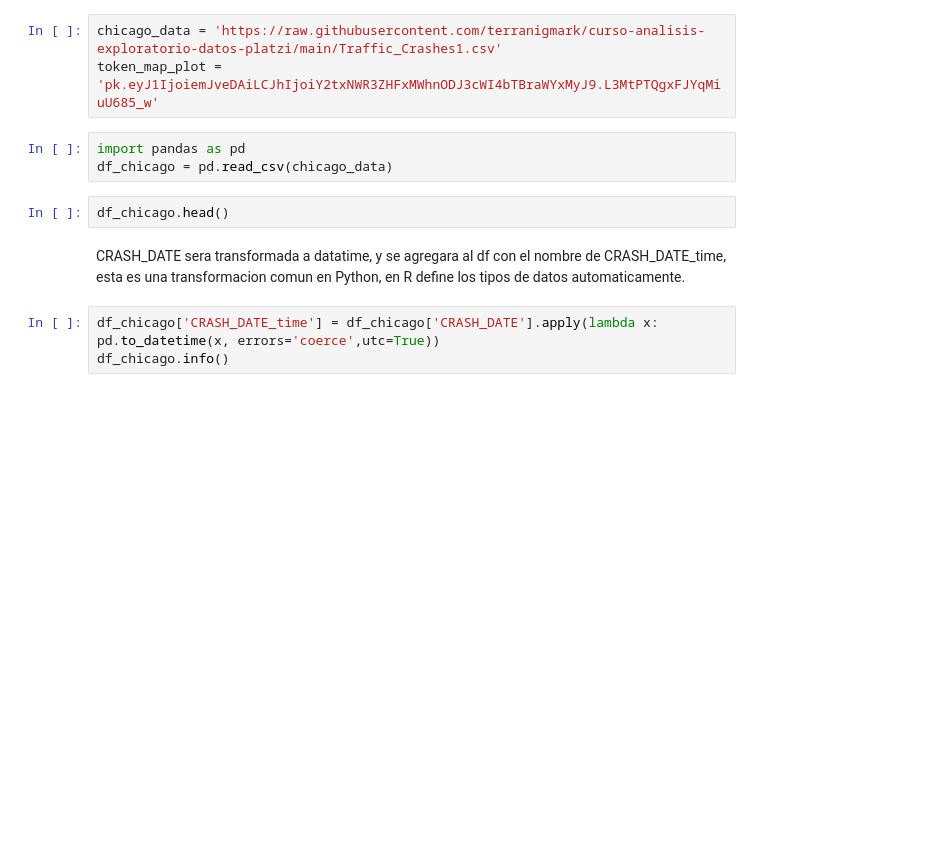
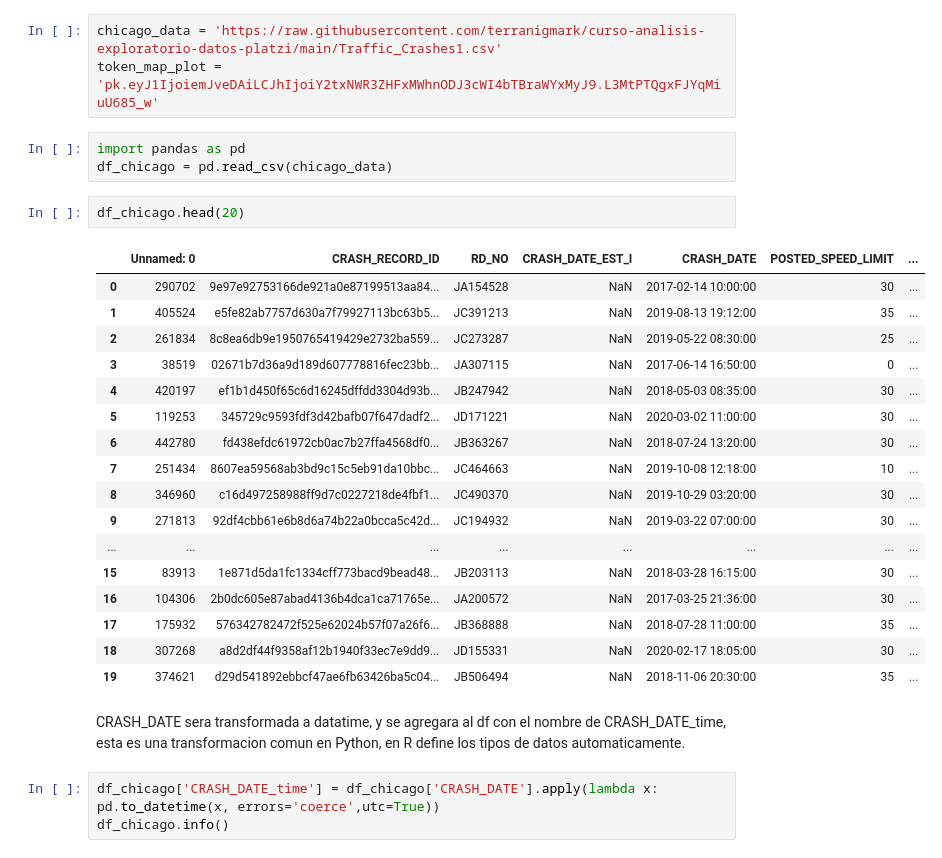
Before and after one commit to SergioMosquera/traffic_crashes_data, a Jupyter notebook: Traffic.ipynb, the cells around one changed output. Saved outputs shown, nothing was run; the diff lists cells and outputs as text; blank space fills up the shorter version.

```diff
--- a/Traffic.ipynb
+++ b/Traffic.ipynb
@@ -7,7 +12,25 @@ token_map_plot = 'pk.eyJ1IjoiemJveDAiLCJhIjoiY2txNWR3ZHFxMWhnODJ3cWI4bTBraWYxMyJ
 import pandas as pd
 df_chicago = pd.read_csv(chicago_data)
 # %%
-df_chicago.head()
+df_chicago.head(20)
+# %% [output]
+|  | Unnamed: 0 | CRASH_RECORD_ID | RD_NO | CRASH_DATE_EST_I | CRASH_DATE | POSTED_SPEED_LIMIT | ... |
+| 0 | 290702 | 9e97e92753166de921a0e87199513aa84... | JA154528 | NaN | 2017-02-14 10:00:00 | 30 | ... |
+| 1 | 405524 | e5fe82ab7757d630a7f79927113bc63b5... | JC391213 | NaN | 2019-08-13 19:12:00 | 35 | ... |
+| 2 | 261834 | 8c8ea6db9e1950765419429e2732ba559... | JC273287 | NaN | 2019-05-22 08:30:00 | 25 | ... |
+| 3 | 38519 | 02671b7d36a9d189d607778816fec23bb... | JA307115 | NaN | 2017-06-14 16:50:00 | 0 | ... |
+| 4 | 420197 | ef1b1d450f65c6d16245dffdd3304d93b... | JB247942 | NaN | 2018-05-03 08:35:00 | 30 | ... |
+| 5 | 119253 | 345729c9593fdf3d42bafb07f647dadf2... | JD171221 | NaN | 2020-03-02 11:00:00 | 30 | ... |
+| 6 | 442780 | fd438efdc61972cb0ac7b27ffa4568df0... | JB363267 | NaN | 2018-07-24 13:20:00 | 30 | ... |
+| 7 | 251434 | 8607ea59568ab3bd9c15c5eb91da10bbc... | JC464663 | NaN | 2019-10-08 12:18:00 | 10 | ... |
+| 8 | 346960 | c16d497258988ff9d7c0227218de4fbf1... | JC490370 | NaN | 2019-10-29 03:20:00 | 30 | ... |
+| 9 | 271813 | 92df4cbb61e6b8d6a74b22a0bcca5c42d... | JC194932 | NaN | 2019-03-22 07:00:00 | 30 | ... |
+| ... | ... | ... | ... | ... | ... | ... | ... |
+| 15 | 83913 | 1e871d5da1fc1334cff773bacd9bead48... | JB203113 | NaN | 2018-03-28 16:15:00 | 30 | ... |
+| 16 | 104306 | 2b0dc605e87abad4136b4dca1ca71765e... | JA200572 | NaN | 2017-03-25 21:36:00 | 30 | ... |
+| 17 | 175932 | 576342782472f525e62024b57f07a26f6... | JB368888 | NaN | 2018-07-28 11:00:00 | 35 | ... |
+| 18 | 307268 | a8d2df44f9358af12b1940f33ec7e9dd9... | JD155331 | NaN | 2020-02-17 18:05:00 | 30 | ... |
+| 19 | 374621 | d29d541892ebbcf47ae6fb63426ba5c04... | JB506494 | NaN | 2018-11-06 20:30:00 | 35 | ... |
 # %% [markdown]
 CRASH_DATE sera transformada a datatime, y se agregara al df con el nombre de CRASH_DATE_time, esta es una transformacion comun en Python, en R define los tipos de datos automaticamente.
 # %%
```
Also changed, not shown: parts of 8 cells of this notebook.
